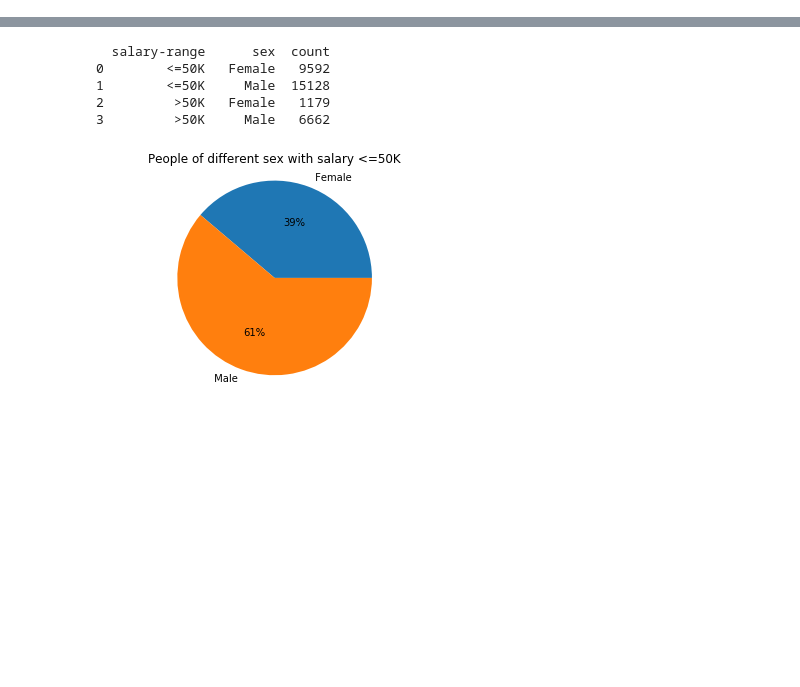
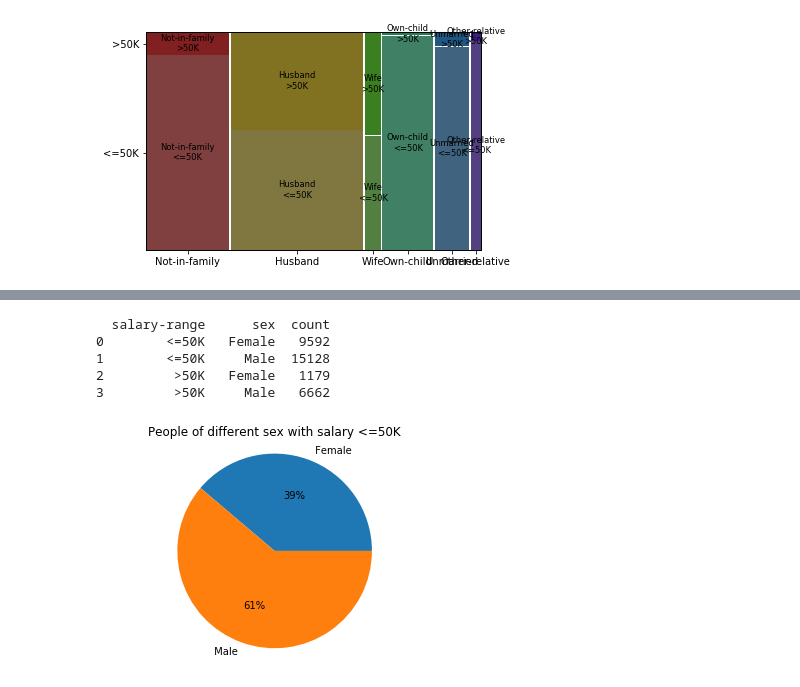
Before and after one commit to iamjagdeesh/Prediction-of-factors-influencing-salary, a Jupyter notebook: individual_attributes_analysis_jagdeesh.ipynb, the cells around one changed output, grey strips where cells are left out. Saved outputs shown, nothing was run; the diff lists cells and outputs as text; code cells hidden in the pictures; blank space fills up the shorter version.

```diff
--- a/individual_attributes_analysis_jagdeesh.ipynb
+++ b/individual_attributes_analysis_jagdeesh.ipynb
@@ -7,0 +28,5 @@ df.columns = ["age", "workclass", "fnlwgt", "education", "education-num", "marit
+# %%
+mosaic(df, ['relationship', 'salary-range'])
+plt.show()
+# %% [output]
+[figure, added]
```
Also changed, not shown: parts of 8 cells of this notebook.
